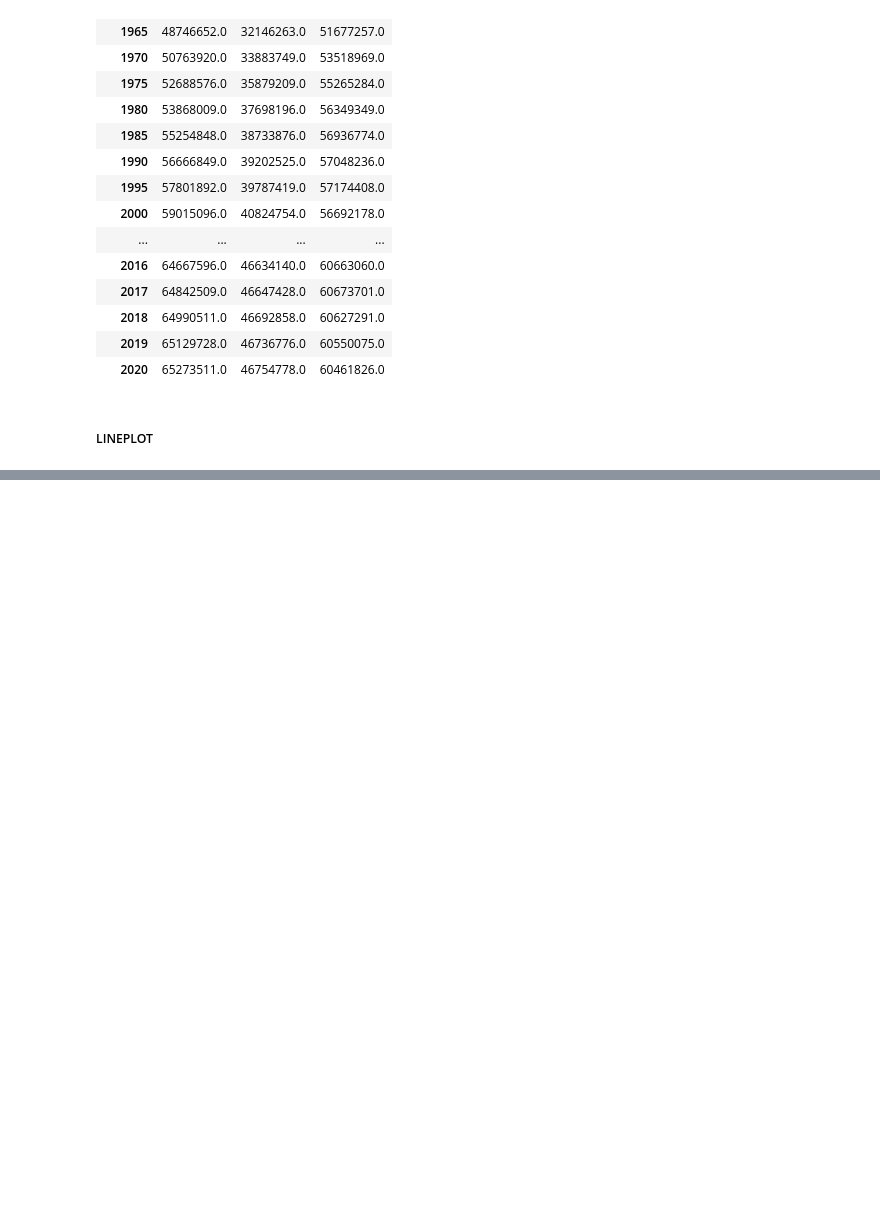
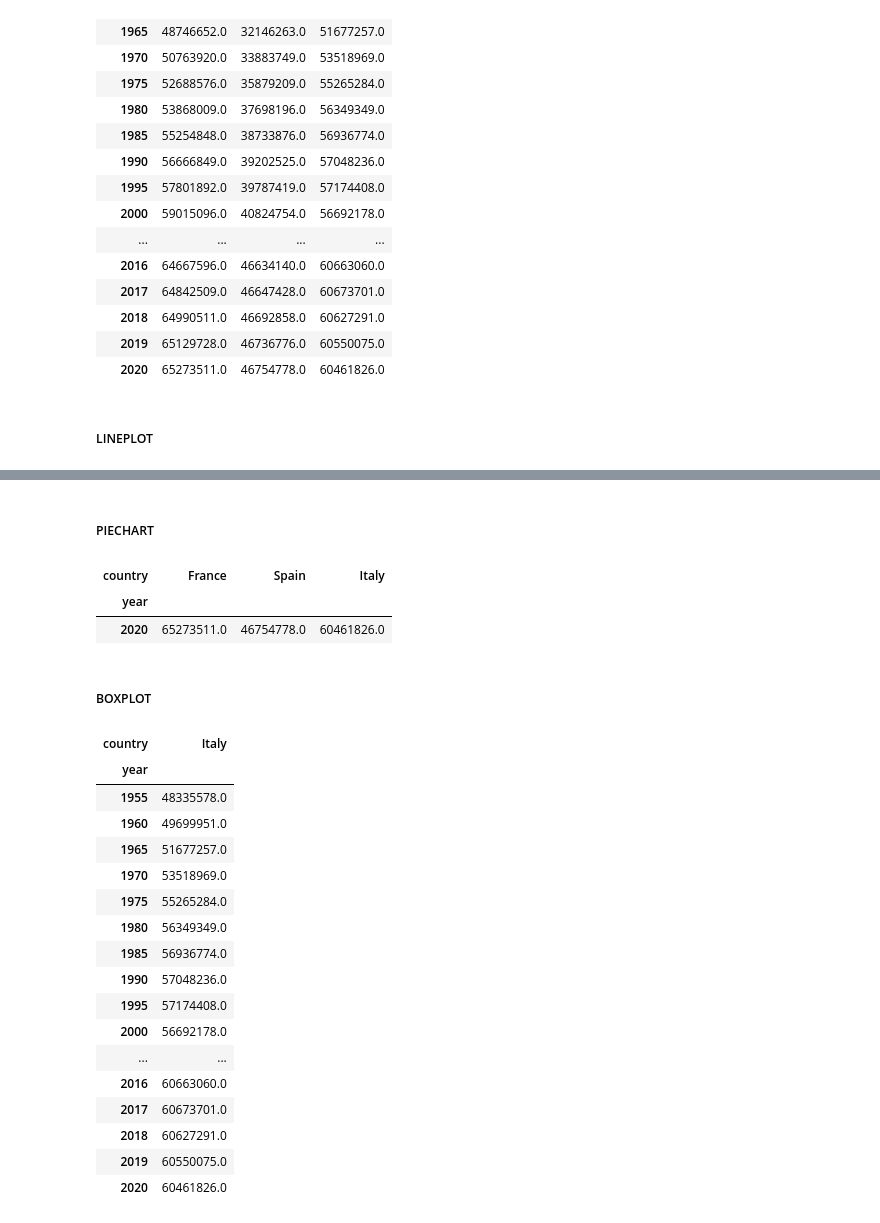
Before and after one commit to Giacomo98DaRe/Python_DataScience, a Jupyter notebook: Projects/2.Static&InteractiveVisualization/InteractiveVisualization.ipynb, the cells around one changed output, grey strips where cells are left out. Saved outputs shown, nothing was run; the diff lists cells and outputs as text; code cells hidden in the pictures; blank space fills up the shorter version.

```diff
--- a/Projects/2.Static&InteractiveVisualization/InteractiveVisualization.ipynb
+++ b/Projects/2.Static&InteractiveVisualization/InteractiveVisualization.ipynb
@@ -67,0 +136,9 @@ population_df.plot(kind="line", xlabel="Year", ylabel="Population", title="Popul
+# %% [markdown]
+##### PIECHART
+# %%
+population_2020 = population_df.loc[[2020]]
+population_2020
+# %% [output]
+| country | France | Spain | Italy |
+| year |  |  |  |
+| 2020 | 65273511.0 | 46754778.0 | 60461826.0 |
@@ -67,0 +153,24 @@ population_df.plot(kind="line", xlabel="Year", ylabel="Population", title="Popul
+# %% [markdown]
+##### BOXPLOT
+# %%
+population_italy = population_df[["Italy"]]
+population_italy
+# %% [output]
+| country | Italy |
+| year |  |
+| 1955 | 48335578.0 |
+| 1960 | 49699951.0 |
+| 1965 | 51677257.0 |
+| 1970 | 53518969.0 |
+| 1975 | 55265284.0 |
+| 1980 | 56349349.0 |
+| 1985 | 56936774.0 |
+| 1990 | 57048236.0 |
+| 1995 | 57174408.0 |
+| 2000 | 56692178.0 |
+| ... | ... |
+| 2016 | 60663060.0 |
+| 2017 | 60673701.0 |
+| 2018 | 60627291.0 |
+| 2019 | 60550075.0 |
+| 2020 | 60461826.0 |
```
Also changed, not shown: parts of 19 cells of this notebook.
